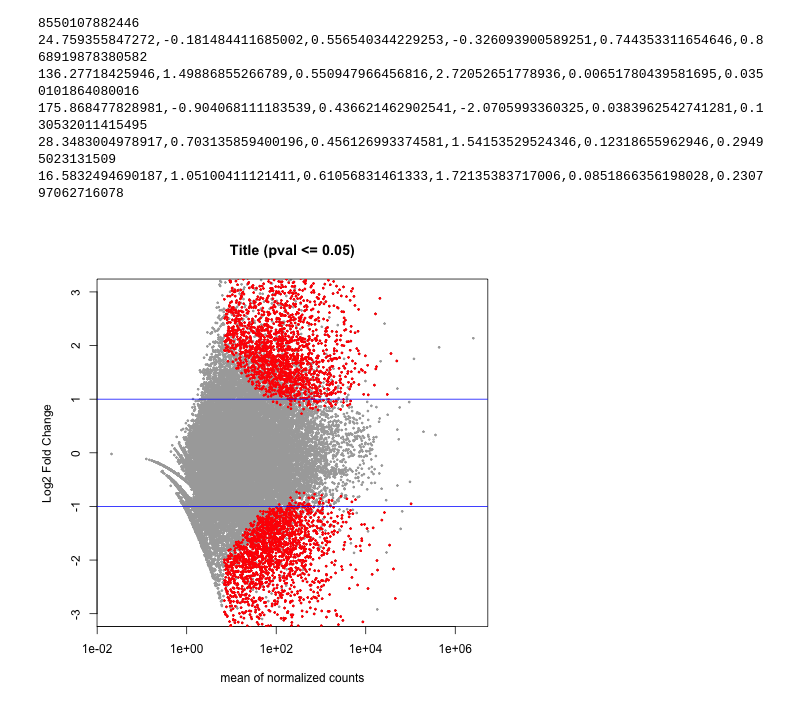
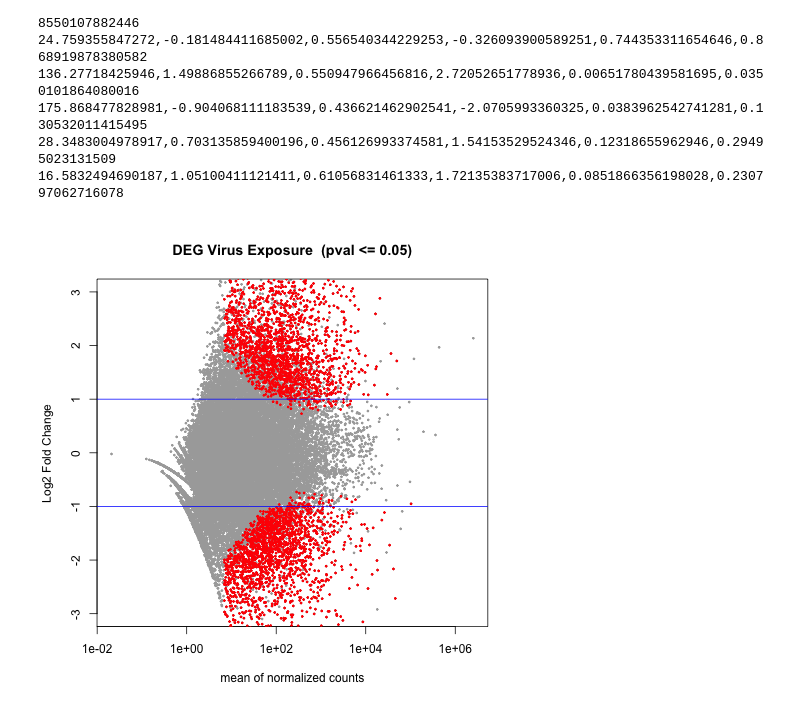
Before and after one commit to sr320/eimd, a Jupyter notebook: ipynbs/4_RNAseq.ipynb, the cells around one changed output. Cells and saved outputs as stored; diff of their text form; code cells hidden in the pictures.

```diff
--- a/ipynbs/4_RNAseq.ipynb
+++ b/ipynbs/4_RNAseq.ipynb
@@ -152,15 +152,15 @@ write.csv(deseq2.res, "/Users/sr320/Dropbox/Steven/eimd/data/deseq2.results.csv"
 # %%
 %%R
 tmp <- deseq2.res
 # The main plot
 plot(tmp$baseMean, tmp$log2FoldChange, pch=20, cex=0.45, ylim=c(-3, 3), log="x", col="darkgray",
-     main="DEG Virus   (pval <= 0.05)",
+     main="DEG Virus Exposure  (pval <= 0.05)",
      xlab="mean of normalized counts",
      ylab="Log2 Fold Change")
 # Getting the significant points and plotting them again so they're a different color
 tmp.sig <- deseq2.res[!is.na(deseq2.res$padj) & deseq2.res$padj <= 0.05, ]
 points(tmp.sig$baseMean, tmp.sig$log2FoldChange, pch=20, cex=0.45, col="red")
 # 2 FC lines
 abline(h=c(-1,1), col="blue")
 # %% [output]
-[figure, old version]
+[figure, new version]
```
